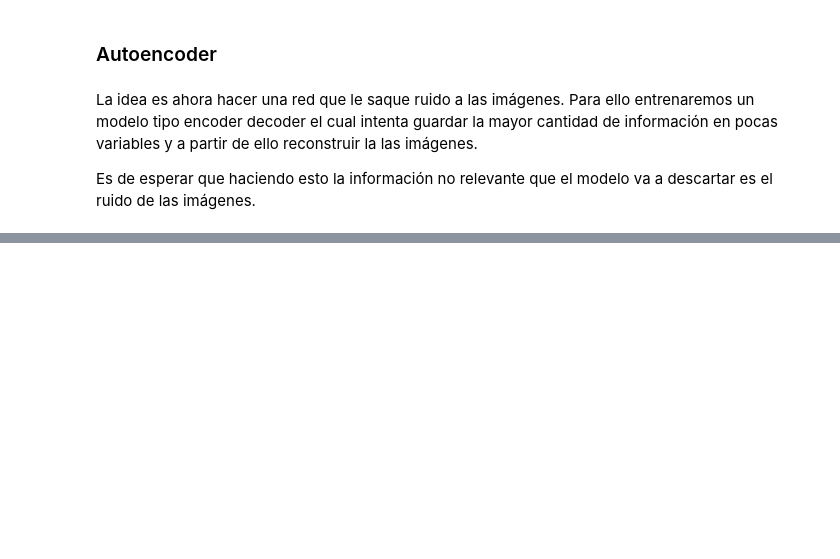
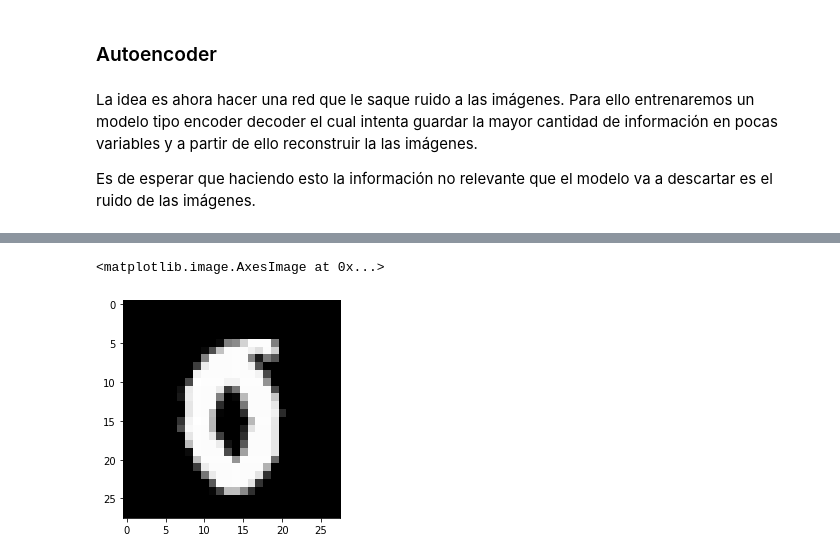
Before and after one commit to lambdaclass/data_etudes, a Jupyter notebook: clases/clase_7/clase_7_cnn.ipynb, the cells around one changed output, grey strips where cells are left out. Saved outputs shown, nothing was run; the diff lists cells and outputs as text; code cells hidden in the pictures; blank space fills up the shorter version.

```diff
--- a/clases/clase_7/clase_7_cnn.ipynb
+++ b/clases/clase_7/clase_7_cnn.ipynb
@@ -151,0 +190,8 @@ autoencoder.compile(optimizer='adadelta', loss='binary_crossentropy')
+# %%
+image = x_test[552].reshape(28,28)
+image_output = decoded_imgs[552].reshape(28,28)
+# %%
+plt.imshow(image)
+# %% [output]
+<matplotlib.image.AxesImage at 0x...>
+[figure, added]
```
Also changed, not shown: parts of 18 cells of this notebook.
